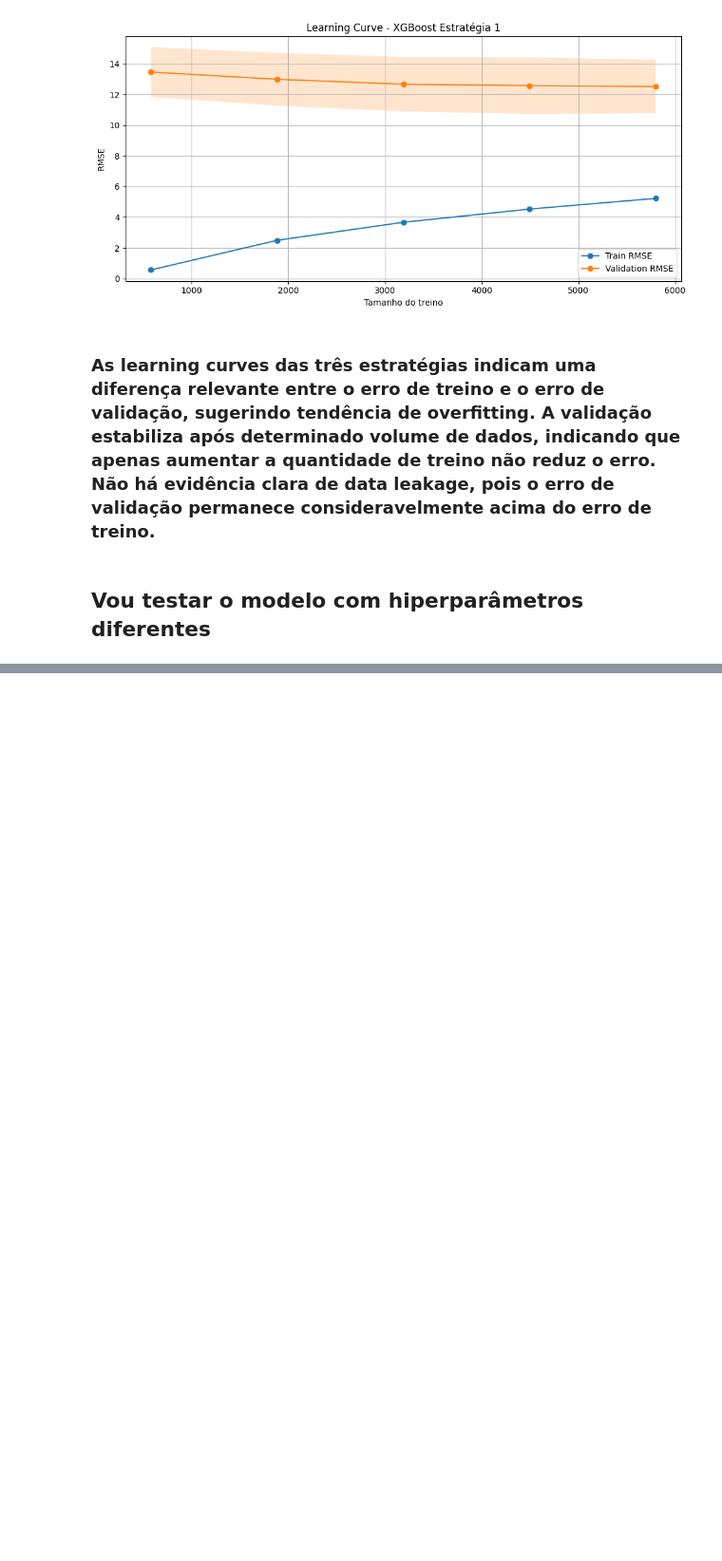
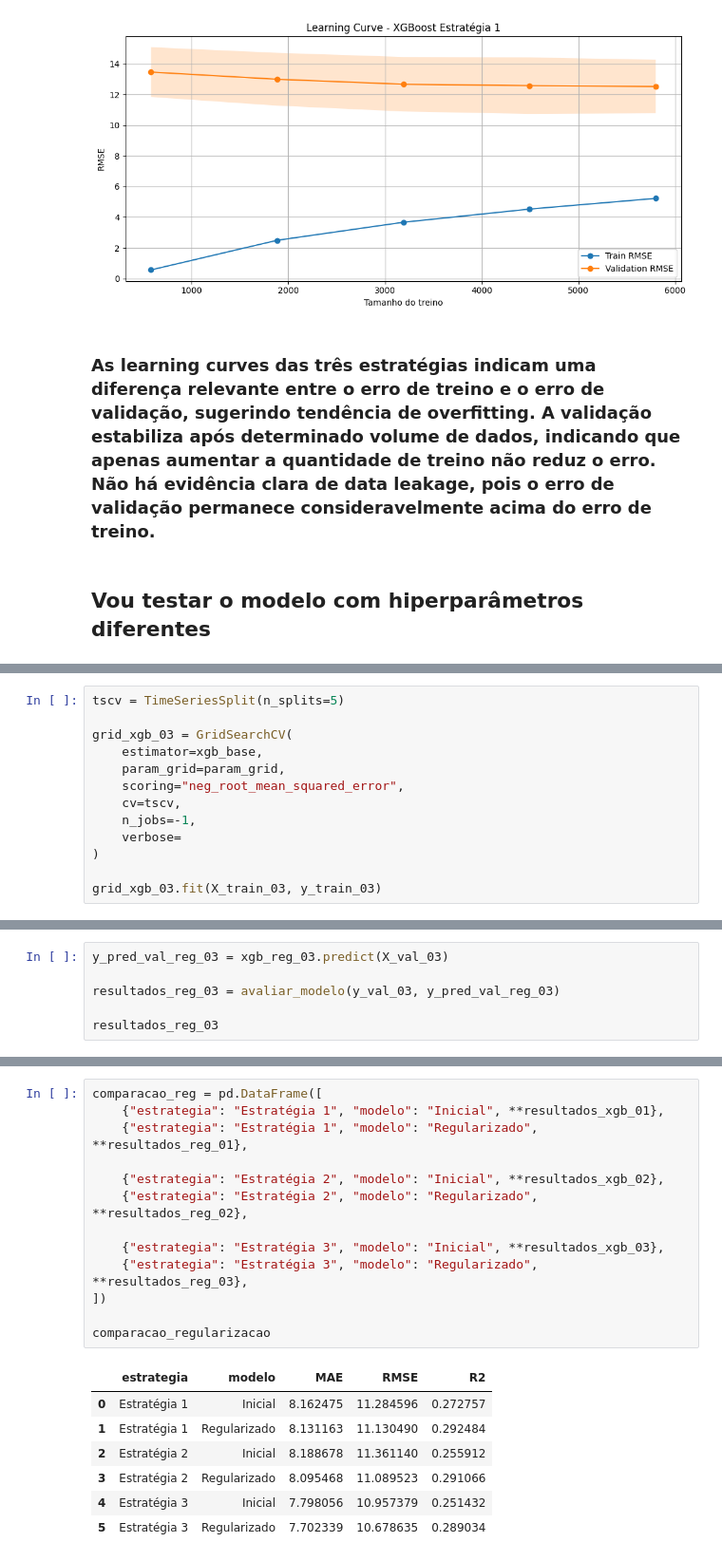
Before and after one commit to izabelcmn/respira_sp, a Jupyter notebook: notebook/gabriel_train-XGBoost_2013-2019.ipynb, the cells around one changed output, grey strips where cells are left out. Shown at 95% size. Drawn from its saved outputs; the diff is of its cells as text; blank space fills up the shorter version.

```diff
--- a/notebook/gabriel_train-XGBoost_2013-2019.ipynb
+++ b/notebook/gabriel_train-XGBoost_2013-2019.ipynb
@@ -609,0 +648,13 @@ plt.show()
+# %%
+tscv = TimeSeriesSplit(n_splits=5)
+
+grid_xgb_03 = GridSearchCV(
+    estimator=xgb_base,
+    param_grid=param_grid,
+    scoring="neg_root_mean_squared_error",
+    cv=tscv,
+    n_jobs=-1,
+    verbose=
+)
+
+grid_xgb_03.fit(X_train_03, y_train_03)
@@ -609,0 +741,6 @@ plt.show()
+# %%
+y_pred_val_reg_03 = xgb_reg_03.predict(X_val_03)
+
+resultados_reg_03 = avaliar_modelo(y_val_03, y_pred_val_reg_03)
+
+resultados_reg_03
@@ -609,0 +868,21 @@ plt.show()
+# %%
+comparacao_reg = pd.DataFrame([
+    {"estrategia": "Estratégia 1", "modelo": "Inicial", **resultados_xgb_01},
+    {"estrategia": "Estratégia 1", "modelo": "Regularizado", **resultados_reg_01},
+
+    {"estrategia": "Estratégia 2", "modelo": "Inicial", **resultados_xgb_02},
+    {"estrategia": "Estratégia 2", "modelo": "Regularizado", **resultados_reg_02},
+
+    {"estrategia": "Estratégia 3", "modelo": "Inicial", **resultados_xgb_03},
+    {"estrategia": "Estratégia 3", "modelo": "Regularizado", **resultados_reg_03},
+])
+
+comparacao_regularizacao
+# %% [output]
+|  | estrategia | modelo | MAE | RMSE | R2 |
+| 0 | Estratégia 1 | Inicial | 8.162475 | 11.284596 | 0.272757 |
+| 1 | Estratégia 1 | Regularizado | 8.131163 | 11.130490 | 0.292484 |
+| 2 | Estratégia 2 | Inicial | 8.188678 | 11.361140 | 0.255912 |
+| 3 | Estratégia 2 | Regularizado | 8.095468 | 11.089523 | 0.291066 |
+| 4 | Estratégia 3 | Inicial | 7.798056 | 10.957379 | 0.251432 |
+| 5 | Estratégia 3 | Regularizado | 7.702339 | 10.678635 | 0.289034 |
```
Also changed, not shown: parts of 39 cells of this notebook, 2 other files.
